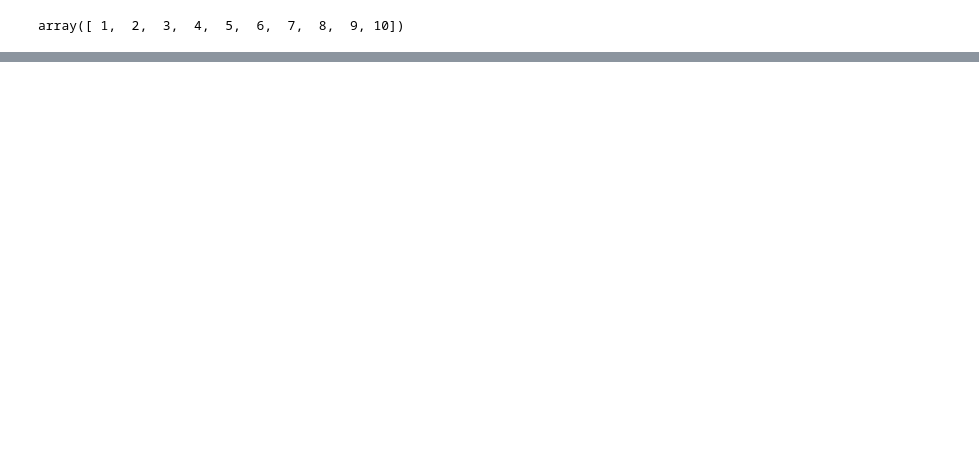
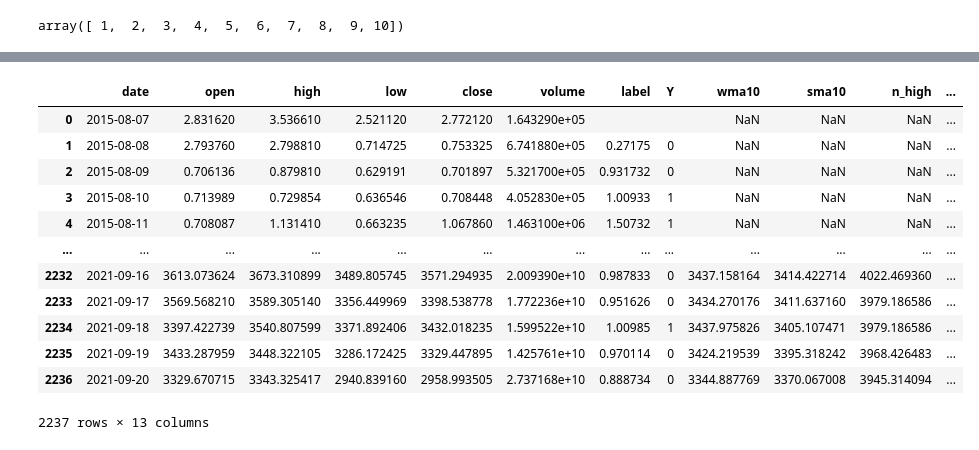
Before and after one commit to Nongbon/208499, a Jupyter notebook: draft_lable_1.ipynb, the cells around one changed output, grey strips where cells are left out. Cells and saved outputs as stored; diff of their text form; code cells hidden in the pictures; blank space fills up the shorter version.

```diff
--- a/draft_lable_1.ipynb
+++ b/draft_lable_1.ipynb
@@ -170,0 +165,24 @@ Name: close, Length: 2237, dtype: float64
+# %%
+k_period = 14
+df = []
+# Adds a "n_high" column with max value of previous 14 periods
+data['n_high'] = data['high'].rolling(k_period).max()
+# Adds an "n_low" column with min value of previous 14 periods
+data['n_low'] = data['low'].rolling(k_period).min()
+# Uses the min/max values to calculate the %k (as a percentage)
+data['%K'] = (data['close'] - data['n_low'])  / (data['n_high'] - data['n_low']) * 100
+data
+# %% [output]
+|  | date | open | high | low | close | volume | label | Y | wma10 | sma10 | n_high | ... |
+| 0 | 2015-08-07 | 2.831620 | 3.536610 | 2.521120 | 2.772120 | 1.643290e+05 |  |  | NaN | NaN | NaN | ... |
+| 1 | 2015-08-08 | 2.793760 | 2.798810 | 0.714725 | 0.753325 | 6.741880e+05 | 0.27175 | 0 | NaN | NaN | NaN | ... |
+| 2 | 2015-08-09 | 0.706136 | 0.879810 | 0.629191 | 0.701897 | 5.321700e+05 | 0.931732 | 0 | NaN | NaN | NaN | ... |
+| 3 | 2015-08-10 | 0.713989 | 0.729854 | 0.636546 | 0.708448 | 4.052830e+05 | 1.00933 | 1 | NaN | NaN | NaN | ... |
+| 4 | 2015-08-11 | 0.708087 | 1.131410 | 0.663235 | 1.067860 | 1.463100e+06 | 1.50732 | 1 | NaN | NaN | NaN | ... |
+| ... | ... | ... | ... | ... | ... | ... | ... | ... | ... | ... | ... | ... |
+| 2232 | 2021-09-16 | 3613.073624 | 3673.310899 | 3489.805745 | 3571.294935 | 2.009390e+10 | 0.987833 | 0 | 3437.158164 | 3414.422714 | 4022.469360 | ... |
+| 2233 | 2021-09-17 | 3569.568210 | 3589.305140 | 3356.449969 | 3398.538778 | 1.772236e+10 | 0.951626 | 0 | 3434.270176 | 3411.637160 | 3979.186586 | ... |
+| 2234 | 2021-09-18 | 3397.422739 | 3540.807599 | 3371.892406 | 3432.018235 | 1.599522e+10 | 1.00985 | 1 | 3437.975826 | 3405.107471 | 3979.186586 | ... |
+| 2235 | 2021-09-19 | 3433.287959 | 3448.322105 | 3286.172425 | 3329.447895 | 1.425761e+10 | 0.970114 | 0 | 3424.219539 | 3395.318242 | 3968.426483 | ... |
+| 2236 | 2021-09-20 | 3329.670715 | 3343.325417 | 2940.839160 | 2958.993505 | 2.737168e+10 | 0.888734 | 0 | 3344.887769 | 3370.067008 | 3945.314094 | ... |
+2237 rows × 13 columns
```
Also changed, not shown: parts of 15 cells of this notebook.
